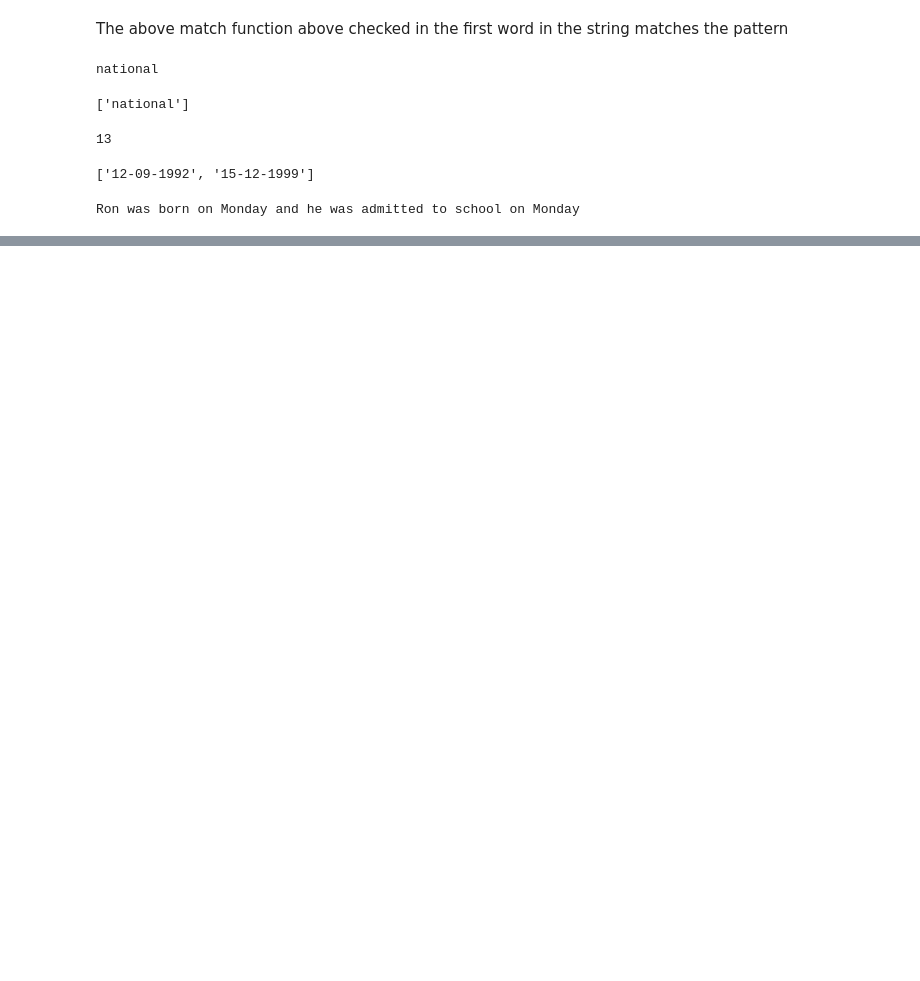
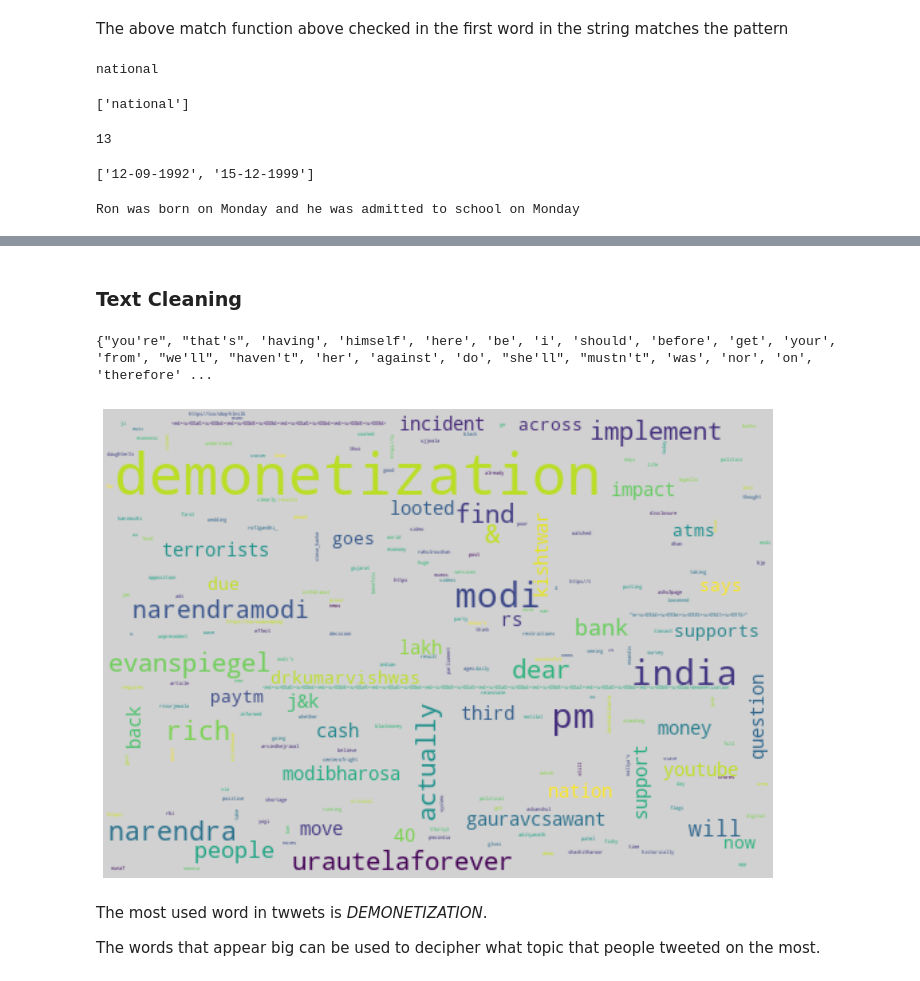
Before and after one commit to jhhornn/Tensorflow-NLP, a Jupyter notebook: Codes/Regular Expression.ipynb, the cells around one changed output, grey strips where cells are left out. Drawn from its saved outputs; the diff is of its cells as text; code cells hidden in the pictures; blank space fills up the shorter version.

```diff
--- a/Codes/Regular Expression.ipynb
+++ b/Codes/Regular Expression.ipynb
@@ -88,0 +206,41 @@ To https://github.com/Thobeee/Tensorflow-NLP.git
+# %% [markdown]
+### Text Cleaning
+# %%
+#Solution to issue 2
+# RegEx will be used here
+#Cleaning text by replacing or completely removing
+def clean_txt(text):
+    text = re.sub(r'RT', '', text) # replace RT with nothing in text
+
+    text = re.sub(r'&amp', '&', text)
+
+    text = re.sub(r'[!?:;#@.,-]', '', text) # remove punctuations
+
+    # converting all texts to lowercase
+    text = text.lower()
+    return text
+# %%
+# Remove stop words
+from wordcloud import STOPWORDS
+
+print(STOPWORDS)
+# %% [output]
+{"you're", "that's", 'having', 'himself', 'here', 'be', 'i', 'should', 'before', 'get', 'your', 'from', "we'll", "haven't", 'her', 'against', 'do', "she'll", "mustn't", 'was', 'nor', 'on', 'therefore' ...
+# %%
+texts = tweets.text.apply(lambda x: clean_txt(x))
+words_freq = gen_freq(texts.str)*100
+words_freq = words_freq.drop(labels=STOPWORDS, errors='ignore')
+
+# Generate word cloud
+WCloud = WordCloud(width=500, height=350, max_words=200, background_color='#D1D1D1').generate_from_frequencies(words_freq)
+
+plt.figure(figsize=(12,14))
+plt.imshow(WCloud, interpolation='bilinear', cmap='rainbow')
+plt.axis('off')
+plt.show()
+# %% [output]
+[figure, added]
+# %% [markdown]
+The most used word in twwets is *DEMONETIZATION*.
+
+The words that appear big can be used to decipher what topic that people tweeted on the most.
```
Also changed, not shown: parts of 19 cells of this notebook, 2 other files.
